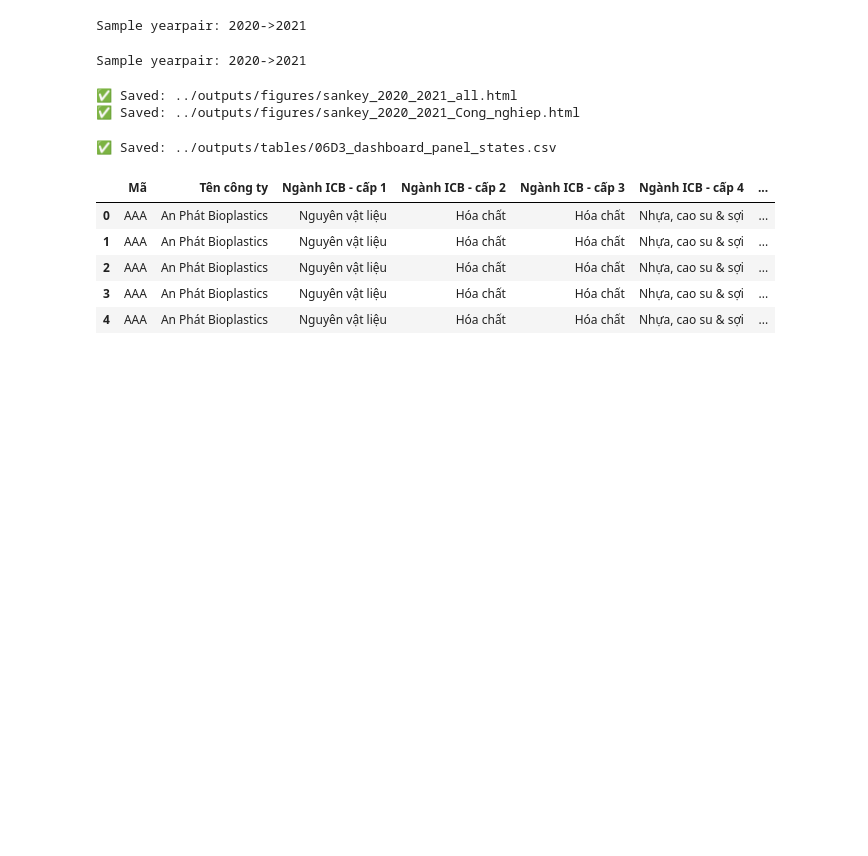
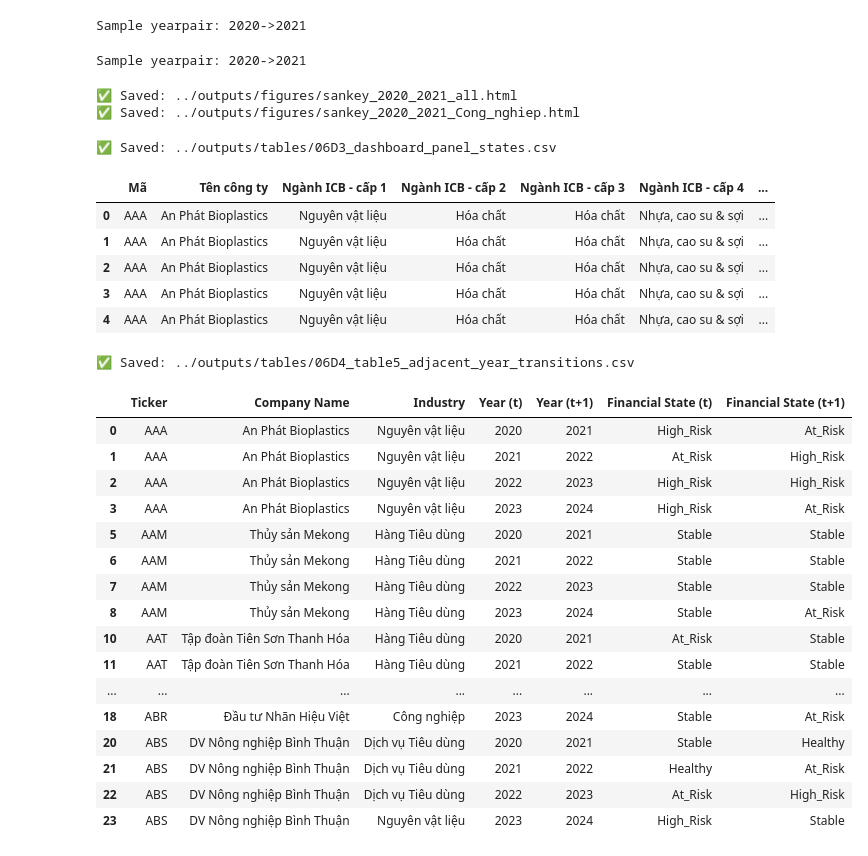
Before and after one commit to duyendm22414/FINANCIAL-STATE-TRACKER, a Jupyter notebook: notebooks/06_state_transition.ipynb, the cells around one changed output. Drawn from its saved outputs; the diff is of its cells as text; code cells hidden in the pictures; blank space fills up the shorter version.

```diff
--- a/notebooks/06_state_transition.ipynb
+++ b/notebooks/06_state_transition.ipynb
@@ -347,3 +347,83 @@ panel.head()
 | 2 | AAA | An Phát Bioplastics | Nguyên vật liệu | Hóa chất | Hóa chất | Nhựa, cao su & sợi | ... |
 | 3 | AAA | An Phát Bioplastics | Nguyên vật liệu | Hóa chất | Hóa chất | Nhựa, cao su & sợi | ... |
 | 4 | AAA | An Phát Bioplastics | Nguyên vật liệu | Hóa chất | Hóa chất | Nhựa, cao su & sợi | ... |
+# %%
+# =========================================================
+# (6) Table 5-style output: Firm-level adjacent-year transitions
+#     (Ticker, Company, Industry, Year(t), Year(t+1), State(t), State(t+1))
+# =========================================================
+import os
+import pandas as pd
+
+STATE_PATH = "../outputs/tables/05D_financial_state_rule_labeled.csv"
+OUT_DIR = "../outputs/tables"
+os.makedirs(OUT_DIR, exist_ok=True)
+
+df = pd.read_csv(STATE_PATH, encoding="utf-8-sig")
+
+# ---- Choose ONE industry column for the table (Level-1 as in your example)
+IND_COL = "Ngành ICB - cấp 1"
+
+# ---- Keep needed columns
+keep = ["Mã", "Tên công ty", IND_COL, "Năm", "Financial_State_Rule"]
+df = df[keep].copy().sort_values(["Mã", "Năm"]).reset_index(drop=True)
+
+# ---- Build adjacent-year transitions
+df["Year(t+1)"] = df.groupby("Mã")["Năm"].shift(-1)
+df["Financial State (t+1)"] = df.groupby("Mã")["Financial_State_Rule"].shift(-1)
+
+df_trans = df[
+    df["Financial State (t+1)"].notna() &
+    (df["Year(t+1)"] == df["Năm"] + 1)
+].copy()
+
+# ---- Rename columns to match Table 5 style
+df_trans = df_trans.rename(columns={
+    "Mã": "Ticker",
+    "Tên công ty": "Company Name",
+    IND_COL: "Industry",
+    "Năm": "Year (t)",
+    "Financial_State_Rule": "Financial State (t)"
+})
+
+df_trans["Year (t+1)"] = df_trans["Year(t+1)"].astype(int)
+df_trans = df_trans.drop(columns=["Year(t+1)"])
+
+# ---- Reorder columns
+table5_cols = [
+    "Ticker",
+    "Company Name",
+    "Industry",
+    "Year (t)",
+    "Year (t+1)",
+    "Financial State (t)",
+    "Financial State (t+1)"
+]
+df_table5 = df_trans[table5_cols].copy()
+
+# ---- Save
+out_path = os.path.join(OUT_DIR, "06D4_table5_adjacent_year_transitions.csv")
+df_table5.to_csv(out_path, index=False, encoding="utf-8-sig")
+print("✅ Saved:", out_path)
+
+# ---- Preview (optional)
+df_table5.head(20)
+# %% [output]
+✅ Saved: ../outputs/tables/06D4_table5_adjacent_year_transitions.csv
+|  | Ticker | Company Name | Industry | Year (t) | Year (t+1) | Financial State (t) | Financial State (t+1) |
+| 0 | AAA | An Phát Bioplastics | Nguyên vật liệu | 2020 | 2021 | High_Risk | At_Risk |
+| 1 | AAA | An Phát Bioplastics | Nguyên vật liệu | 2021 | 2022 | At_Risk | High_Risk |
+| 2 | AAA | An Phát Bioplastics | Nguyên vật liệu | 2022 | 2023 | High_Risk | High_Risk |
+| 3 | AAA | An Phát Bioplastics | Nguyên vật liệu | 2023 | 2024 | High_Risk | At_Risk |
+| 5 | AAM | Thủy sản Mekong | Hàng Tiêu dùng | 2020 | 2021 | Stable | Stable |
+| 6 | AAM | Thủy sản Mekong | Hàng Tiêu dùng | 2021 | 2022 | Stable | Stable |
+| 7 | AAM | Thủy sản Mekong | Hàng Tiêu dùng | 2022 | 2023 | Stable | Stable |
+| 8 | AAM | Thủy sản Mekong | Hàng Tiêu dùng | 2023 | 2024 | Stable | At_Risk |
+| 10 | AAT | Tập đoàn Tiên Sơn Thanh Hóa | Hàng Tiêu dùng | 2020 | 2021 | At_Risk | Stable |
+| 11 | AAT | Tập đoàn Tiên Sơn Thanh Hóa | Hàng Tiêu dùng | 2021 | 2022 | Stable | Stable |
+| ... | ... | ... | ... | ... | ... | ... | ... |
+| 18 | ABR | Đầu tư Nhãn Hiệu Việt | Công nghiệp | 2023 | 2024 | Stable | At_Risk |
+| 20 | ABS | DV Nông nghiệp Bình Thuận | Dịch vụ Tiêu dùng | 2020 | 2021 | Stable | Healthy |
+| 21 | ABS | DV Nông nghiệp Bình Thuận | Dịch vụ Tiêu dùng | 2021 | 2022 | Healthy | At_Risk |
+| 22 | ABS | DV Nông nghiệp Bình Thuận | Dịch vụ Tiêu dùng | 2022 | 2023 | At_Risk | High_Risk |
+| 23 | ABS | DV Nông nghiệp Bình Thuận | Nguyên vật liệu | 2023 | 2024 | High_Risk | Stable |
```
Also changed, not shown: parts of 8 cells of this notebook, 34 other files.
